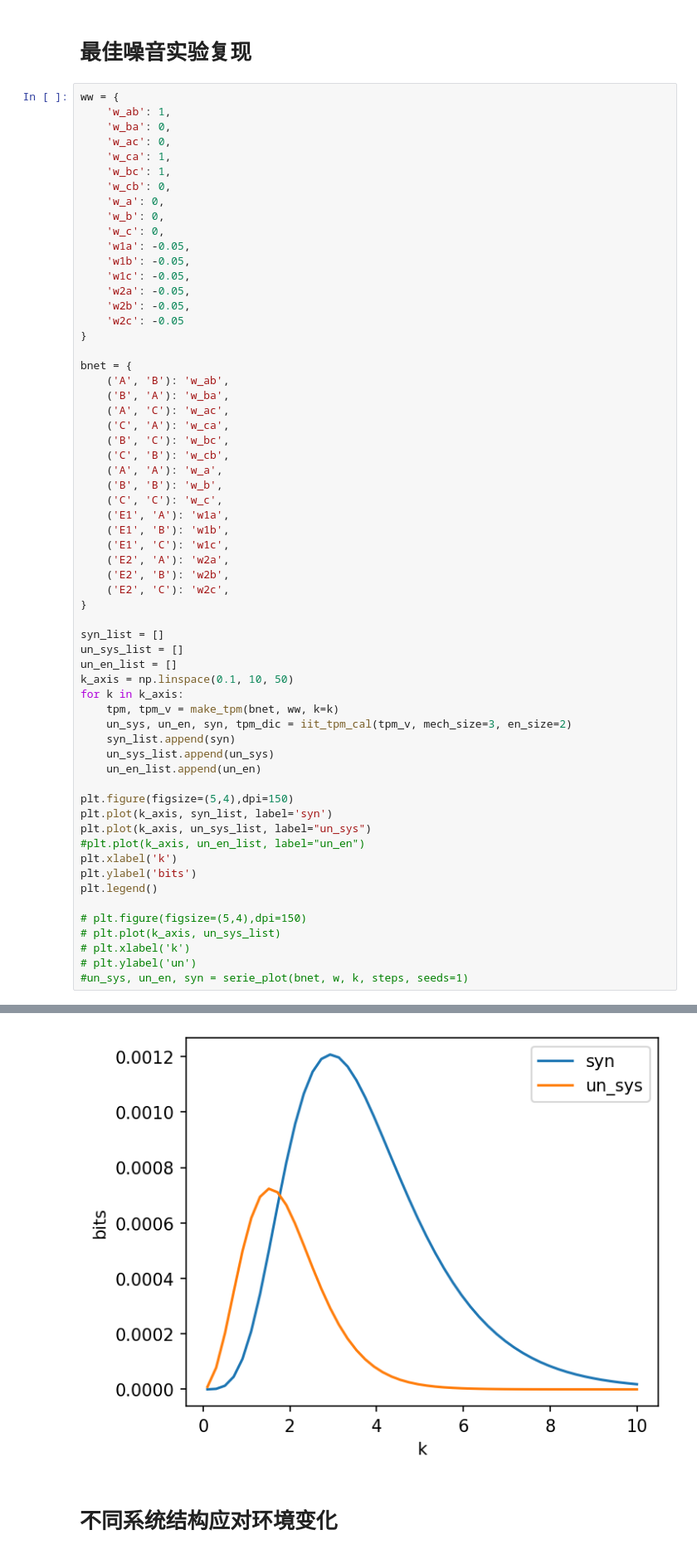
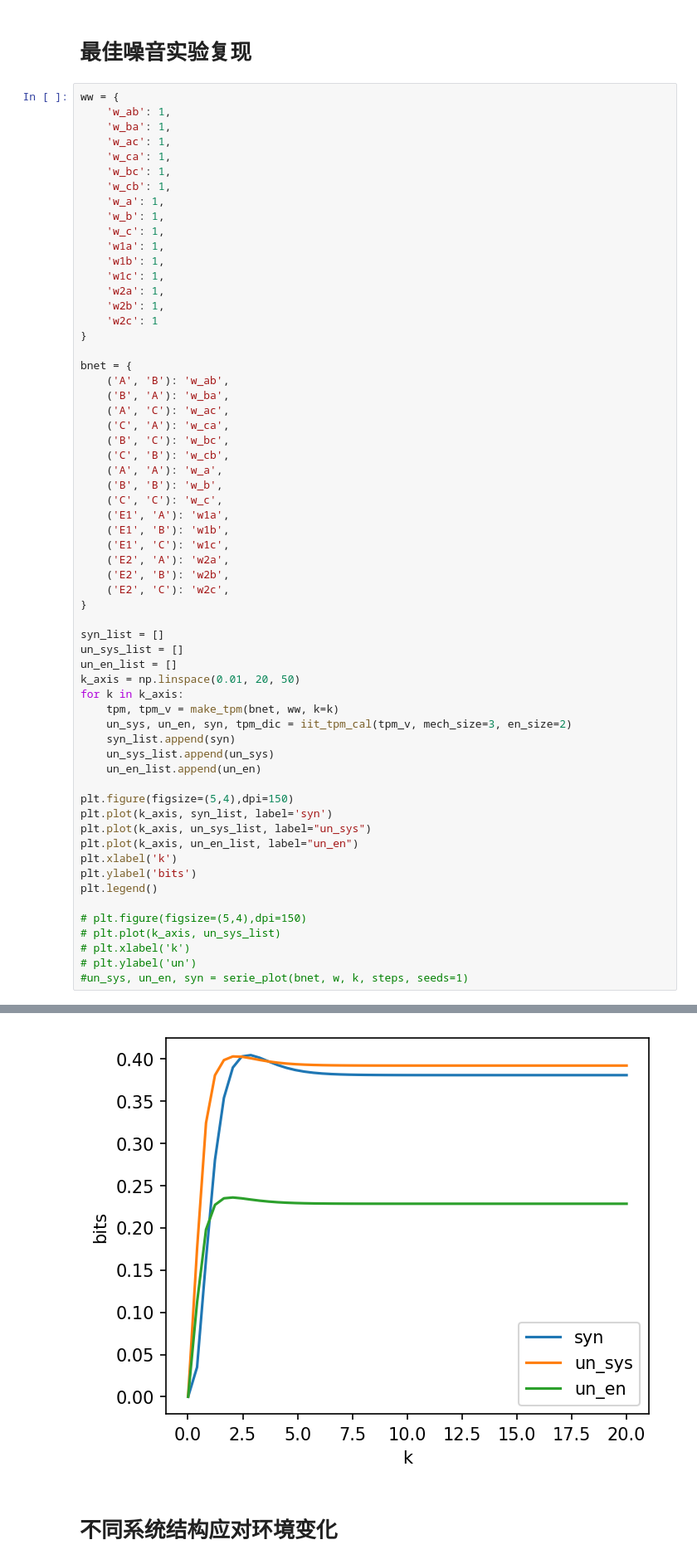
Before and after one commit to Lyn1216/Local-EI-project, a Jupyter notebook: exp/bool_network/grn/iit_tpm.ipynb, the cells around one changed output, grey strips where cells are left out. Shown at 83% size. Drawn from its saved outputs; the diff is of its cells as text.

```diff
--- a/exp/bool_network/grn/iit_tpm.ipynb
+++ b/exp/bool_network/grn/iit_tpm.ipynb
@@ -139,20 +269,20 @@ serie_plot(bnet, w=w2, k=k, steps=steps, seeds=2, name='w2')
 # %%
 ww = {
     'w_ab': 1,
-    'w_ba': 0,
-    'w_ac': 0,
+    'w_ba': 1,
+    'w_ac': 1,
     'w_ca': 1,
     'w_bc': 1,
-    'w_cb': 0,
-    'w_a': 0,
-    'w_b': 0,
-    'w_c': 0,
-    'w1a': -0.05,
-    'w1b': -0.05,
-    'w1c': -0.05,
-    'w2a': -0.05,
-    'w2b': -0.05,
-    'w2c': -0.05
+    'w_cb': 1,
+    'w_a': 1,
+    'w_b': 1,
+    'w_c': 1,
+    'w1a': 1,
+    'w1b': 1,
+    'w1c': 1,
+    'w2a': 1,
+    'w2b': 1,
+    'w2c': 1
 }
 
 bnet = {
@@ -170,36 +300,36 @@ bnet = {
     ('E1', 'C'): 'w1c',
     ('E2', 'A'): 'w2a',
     ('E2', 'B'): 'w2b',
     ('E2', 'C'): 'w2c',
 }
 
 syn_list = []
 un_sys_list = []
 un_en_list = []
-k_axis = np.linspace(0.1, 10, 50)
+k_axis = np.linspace(0.01, 20, 50)
 for k in k_axis:
     tpm, tpm_v = make_tpm(bnet, ww, k=k)
     un_sys, un_en, syn, tpm_dic = iit_tpm_cal(tpm_v, mech_size=3, en_size=2)
     syn_list.append(syn)
     un_sys_list.append(un_sys)
     un_en_list.append(un_en)
 
 plt.figure(figsize=(5,4),dpi=150)
 plt.plot(k_axis, syn_list, label='syn')
 plt.plot(k_axis, un_sys_list, label="un_sys")
-#plt.plot(k_axis, un_en_list, label="un_en")
+plt.plot(k_axis, un_en_list, label="un_en")
 plt.xlabel('k')
 plt.ylabel('bits')
 plt.legend()
 
 # plt.figure(figsize=(5,4),dpi=150)
 # plt.plot(k_axis, un_sys_list)
 # plt.xlabel('k')
 # plt.ylabel('un')
 #un_sys, un_en, syn = serie_plot(bnet, w, k, steps, seeds=1)
 # %% [output]
 <matplotlib.legend.Legend at 0x...>
-[figure, old version]
+[figure, new version]
 # %% [markdown]
 # 不同系统结构应对环境变化
 # %%
```
Also changed, not shown: parts of 8 cells of this notebook.
